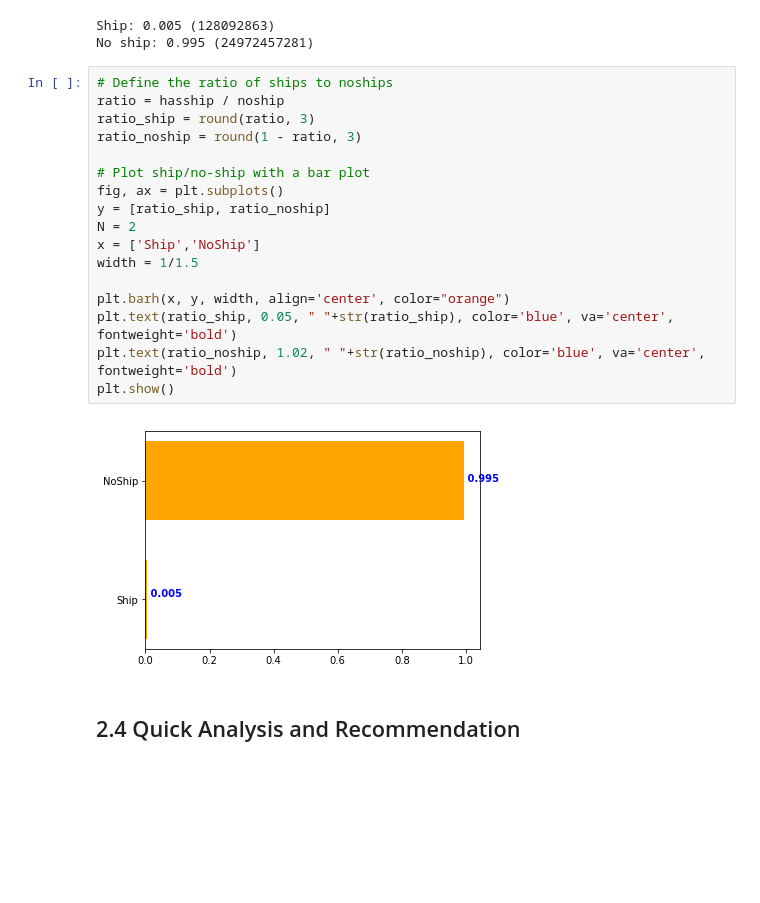
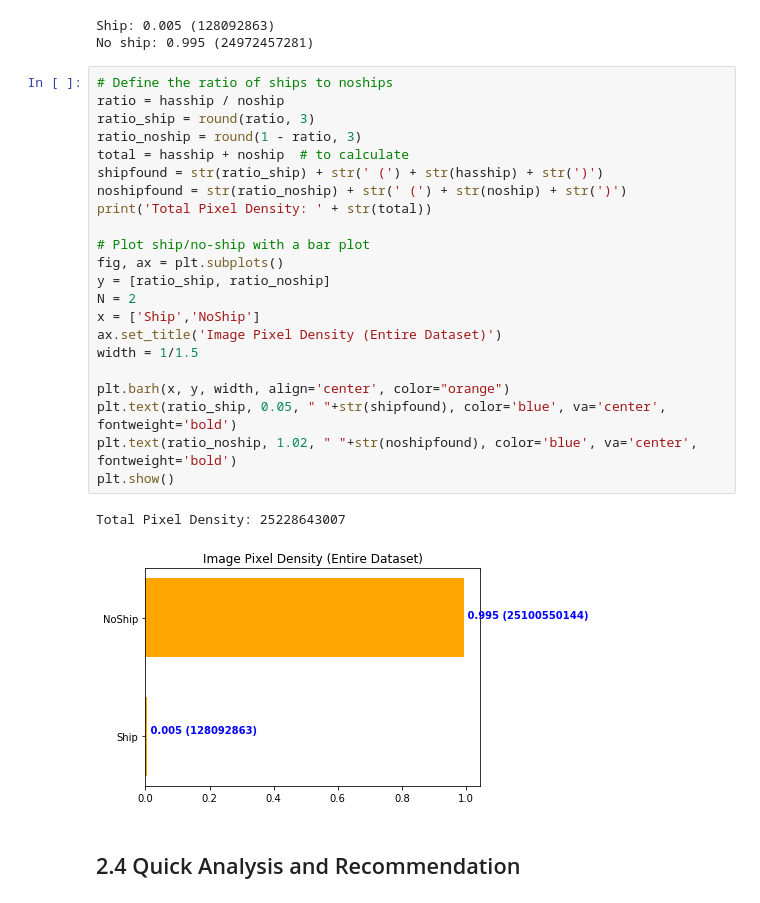
Before and after one commit to kevin5k/CE7454_2018_Project_Group11, a Jupyter notebook: data_preprocess/data_exploration.ipynb, the cells around one changed output. Drawn from its saved outputs; the diff is of its cells as text; blank space fills up the shorter version.

Commit message:
Updated pixel density distribution graph and few other minor amendments

```diff
--- a/data_preprocess/data_exploration.ipynb
+++ b/data_preprocess/data_exploration.ipynb
@@ -210,22 +232,28 @@ No ship: 0.995 (24972457281)
 # %%
 # Define the ratio of ships to noships
 ratio = hasship / noship
 ratio_ship = round(ratio, 3)
 ratio_noship = round(1 - ratio, 3)
+total = hasship + noship  # to calculate
+shipfound = str(ratio_ship) + str(' (') + str(hasship) + str(')')
+noshipfound = str(ratio_noship) + str(' (') + str(noship) + str(')')
+print('Total Pixel Density: ' + str(total))
 
 # Plot ship/no-ship with a bar plot
 fig, ax = plt.subplots()
 y = [ratio_ship, ratio_noship]
 N = 2
 x = ['Ship','NoShip']
+ax.set_title('Image Pixel Density (Entire Dataset)')
 width = 1/1.5
 
 plt.barh(x, y, width, align='center', color="orange")
-plt.text(ratio_ship, 0.05, " "+str(ratio_ship), color='blue', va='center', fontweight='bold')
-plt.text(ratio_noship, 1.02, " "+str(ratio_noship), color='blue', va='center', fontweight='bold')
+plt.text(ratio_ship, 0.05, " "+str(shipfound), color='blue', va='center', fontweight='bold')
+plt.text(ratio_noship, 1.02, " "+str(noshipfound), color='blue', va='center', fontweight='bold')
 plt.show()
 # %% [output]
+Total Pixel Density: 25228643007
-[figure, old version]
+[figure, new version]
 # %% [markdown]
 ## 2.4   Quick Analysis and Recommendation
 # %% [markdown]
```
Also changed, not shown: parts of 9 cells of this notebook.
